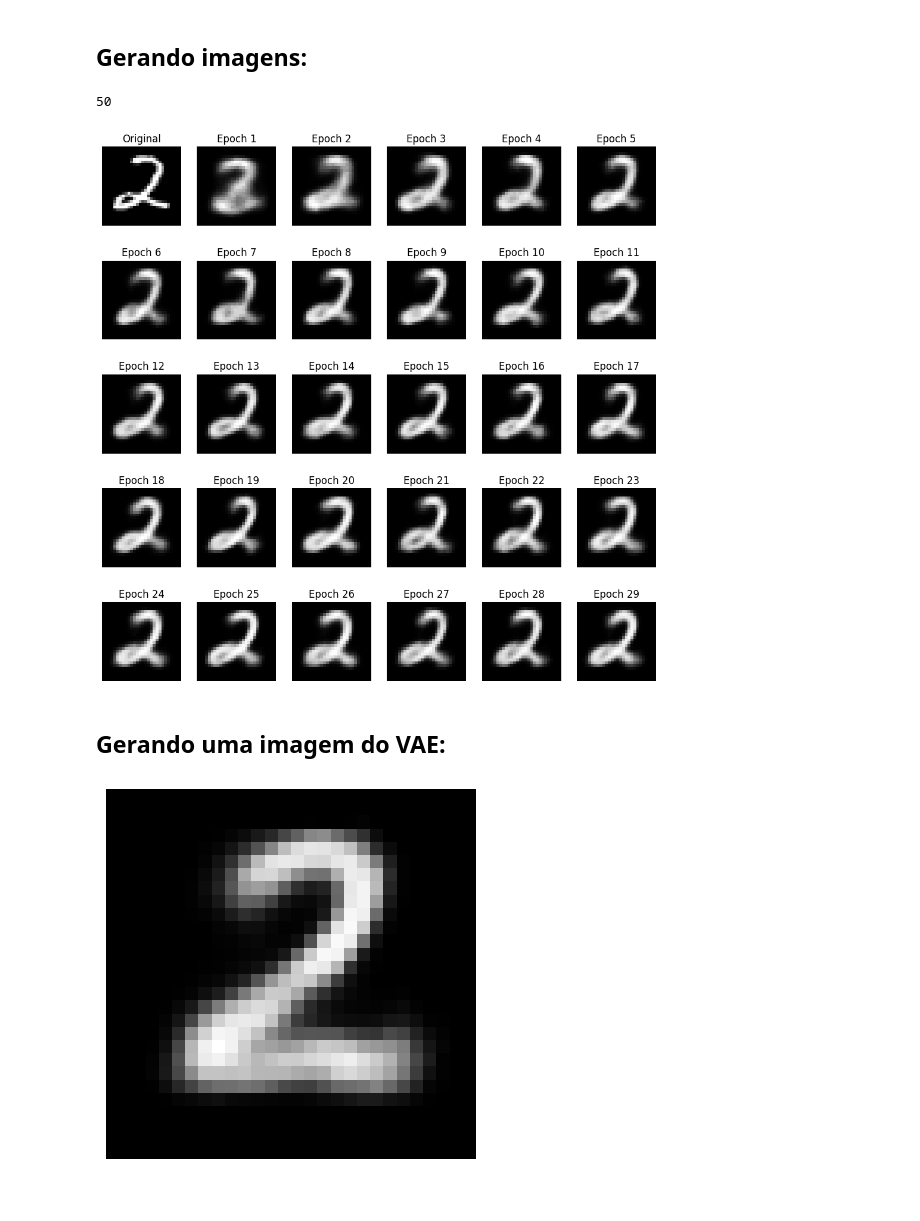
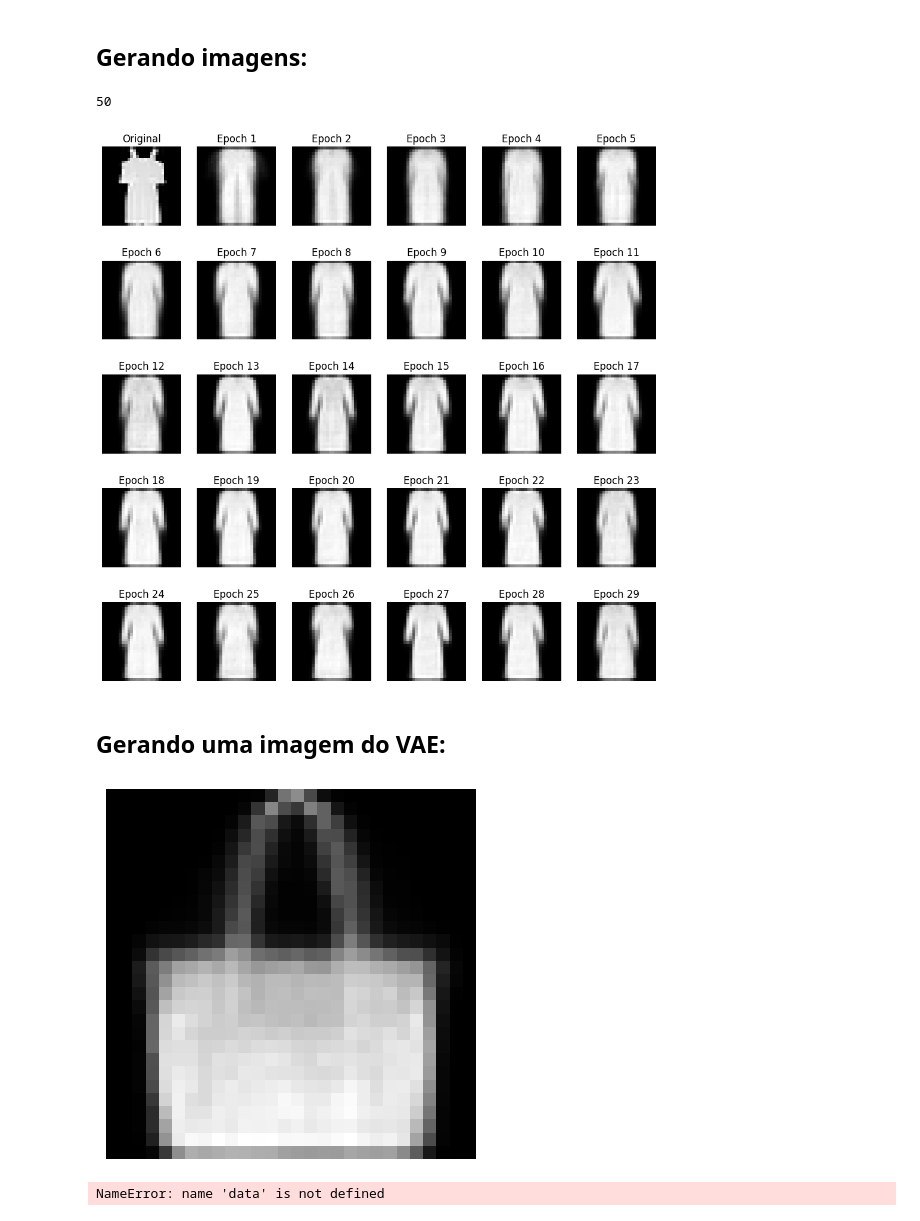
Before and after one commit to FelipeMeiga/tcc, a Jupyter notebook: vae.ipynb, the cells around one changed output. Cells and saved outputs as stored; diff of their text form; code cells hidden in the pictures.

Commit message:
new models

```diff
--- a/vae.ipynb
+++ b/vae.ipynb
@@ -29,7 +29,7 @@ transform = transforms.Compose([
 image_dims_color = 28*28
 batch_size = 128
 
-dataset = datasets.MNIST(root='./data', train=True, transform=transform, download=True)
+dataset = datasets.FashionMNIST(root='./data', train=True, transform=transform, download=True)
 train_size = int(0.8 * len(dataset))
 test_size = len(dataset) - train_size
 train_dataset, test_dataset = random_split(dataset, [train_size, test_size])
@@ -134,7 +134,7 @@ for epoch in range(num_epochs):
     average_train_loss = train_loss / len(train_loader)
     train_loss_values.append(average_train_loss)
 
-    torch.save(model.state_dict(), f'./epochs/vae_epoch_{epoch + 1}.pth')
+    torch.save(model.state_dict(), f'./epochs_vae/vae_epoch_{epoch + 1}.pth')
 
     model.eval()
     with torch.no_grad():
@@ -177,7 +177,7 @@ def predict(image, num_epochs):
     image = image.to(device).view(-1, image_dims_color)
     predictions = []
     for epoch in range(1, num_epochs + 1):
-        model.load_state_dict(torch.load(f'./epochs/vae_epoch_{epoch}.pth'))
+        model.load_state_dict(torch.load(f'./epochs_vae/vae_epoch_{epoch}.pth'))
         model.eval()
         with torch.no_grad():
             recon_image, _, _ = model(image)
@@ -207,29 +207,35 @@ for i in range(1, 30):
 plt.show()
 # %% [output]
 50
-[figure, old version]
+[figure, new version]
 # %% [markdown]
 ## Gerando uma imagem do VAE:
 # %%
 def generate_image(model, device):
     model.eval()
-    model.load_state_dict(torch.load(f'./epochs/vae_epoch_30.pth'))
+    model.load_state_dict(torch.load(f'./epochs_vae/vae_epoch_30.pth'))
     with torch.no_grad():
         z = torch.randn(1, 20).to(device)
         sample = model.decode(z).cpu()
         sample = sample.view(28, 28)
         return sample
 
 # for i in range(0, 5000):
 #     image, _ = test_dataset[random.choice(range(0, test_size))]
 #     plt.imshow(image.view(28, 28), cmap='gray')
 #     plt.axis('off')
 #     plt.savefig('images_mnist/image_mnist{}'.format(i), bbox_inches='tight', pad_inches=0)
 #     plt.close()
 
 image = generate_image(model, device)
 plt.imshow(image.view(28, 28), cmap='gray')
 plt.axis('off')
 plt.show()
 # %% [output]
-[figure, old version]
+[figure, new version]
+# %%
+model.load_state_dict(torch.load(f'./epochs_vae/vae_epoch_50.pth'))
+plt.imshow(model(data)[0].data[0].cpu().numpy().reshape(28, 28), cmap='gray')
+plt.show(block=True)
+# %% [output]
+NameError: name 'data' is not defined
```
Also changed, not shown: parts of 2 cells of this notebook, 3 other files.
